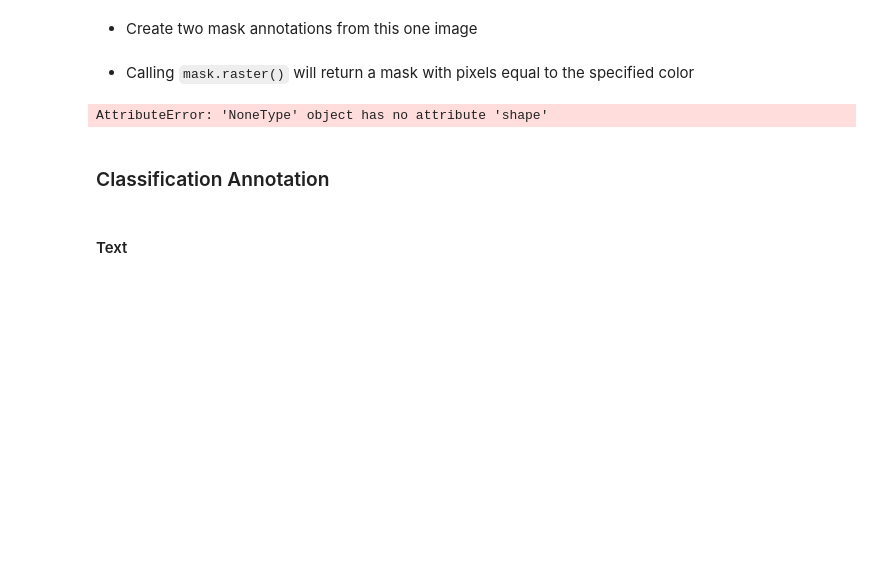
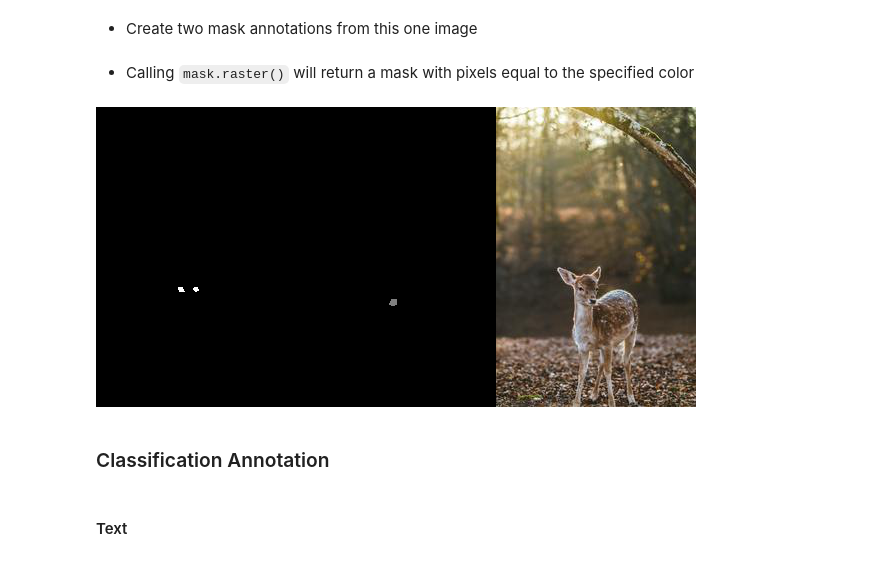
Before and after one commit to Labelbox/labelbox-python, a Jupyter notebook: examples/annotation_types/annotation_type_basics.ipynb, the cells around one changed output. Saved outputs shown, nothing was run; the diff lists cells and outputs as text; code cells hidden in the pictures; blank space fills up the shorter version.

```diff
--- a/examples/annotation_types/annotation_type_basics.ipynb
+++ b/examples/annotation_types/annotation_type_basics.ipynb
@@ -369,17 +393,17 @@ Image.fromarray(np.hstack([np.stack((np_seg_mask,)*3, axis=-1), np_data]))
 # %% [markdown]
 * Create two mask annotations from this one image
 # %%
-eye_mask = Mask(mask = RasterData(arr = np_seg_mask), color = eye_color)
-nose_mask = Mask(mask = RasterData(arr = np_seg_mask), color = nose_color)
+mask_data = RasterData(arr = np_seg_mask)
+eye_mask = Mask(mask = mask_data, color = eye_color)
+nose_mask = Mask(mask = mask_data, color = nose_color)
 # %% [markdown]
 * Calling `mask.raster()` will return a mask with pixels equal to the specified color
 # %%
 eye_raster = eye_mask.raster()
-nose_raster = eye_mask.raster()
-print(eye_raster.shape)
+nose_raster = nose_mask.raster()
 Image.fromarray(np.hstack([np.stack((eye_raster,)*3, axis=-1),np.stack((nose_raster,)*3, axis=-1), np_data]))
 # %% [output]
-AttributeError: 'NoneType' object has no attribute 'shape'
+[figure, added]
 # %% [markdown]
 ### Classification Annotation
 # %% [markdown]
```
Also changed, not shown: parts of 18 cells of this notebook.
